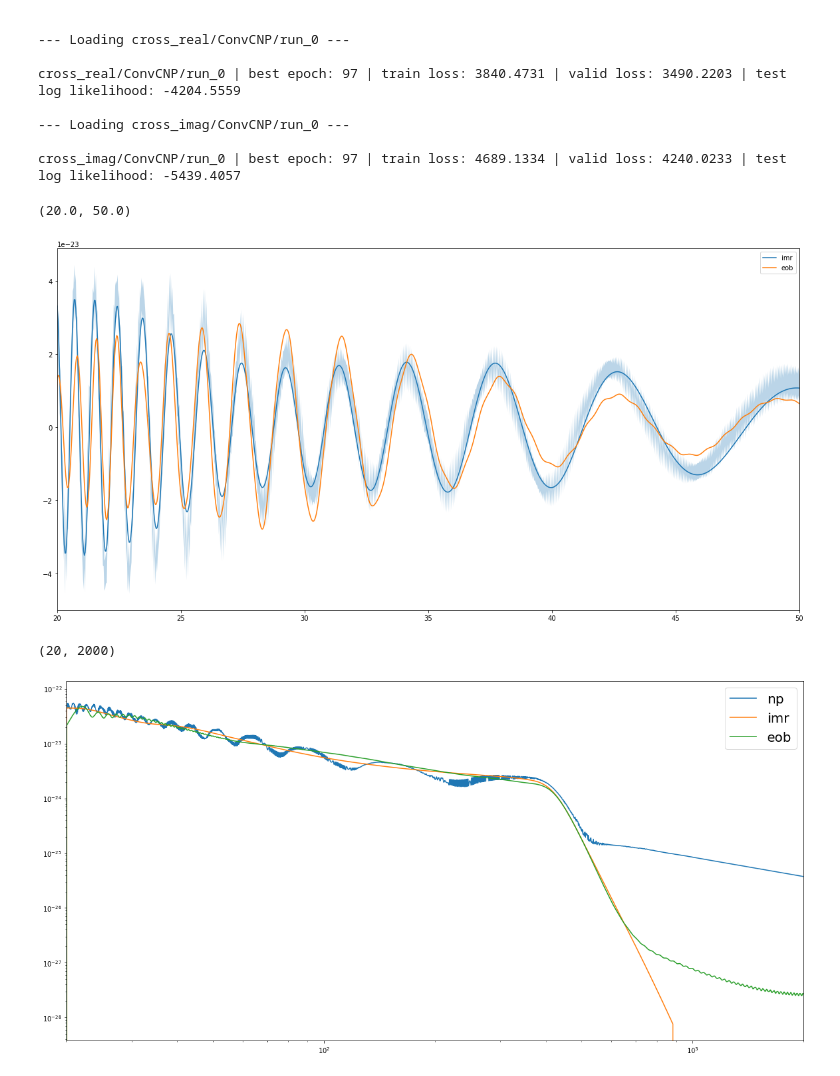
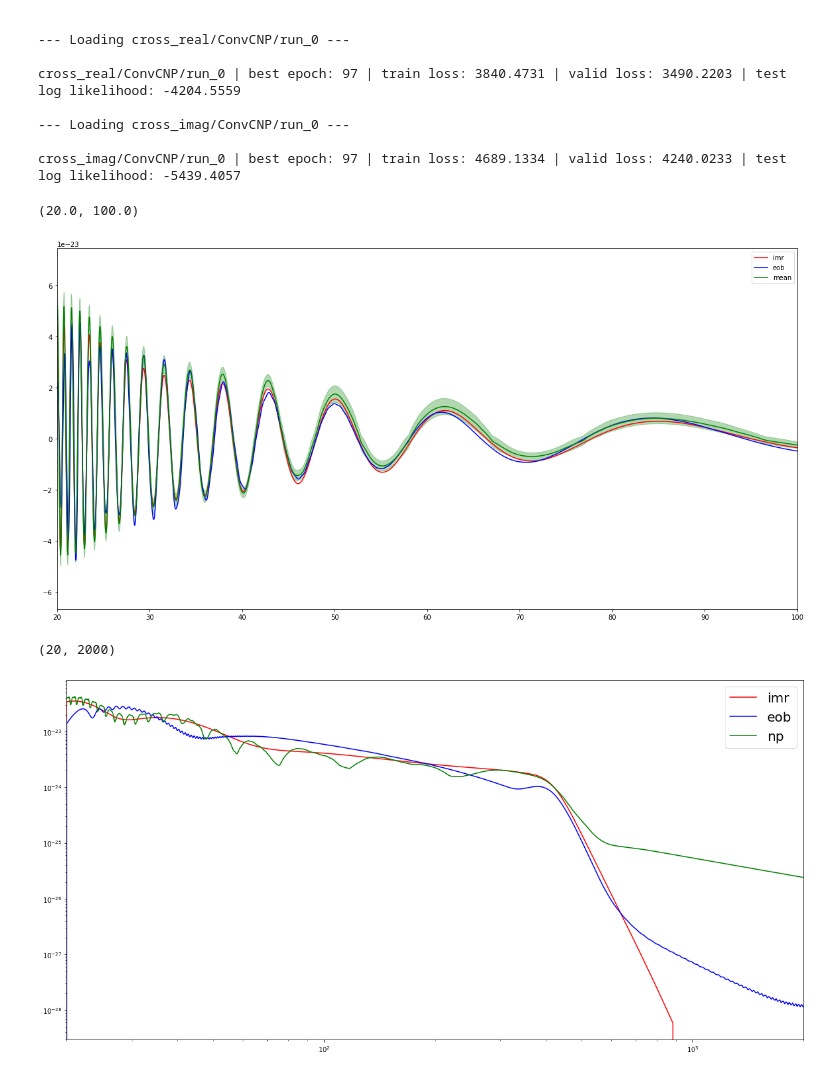
Before and after one commit to MarinerQ/npf_GWwaveform, a Jupyter notebook: gw/application/npwavegen.ipynb, the cells around one changed output. Cells and saved outputs as stored; diff of their text form; code cells hidden in the pictures.

```diff
--- a/gw/application/npwavegen.ipynb
+++ b/gw/application/npwavegen.ipynb
@@ -312,44 +312,45 @@ for key in ['plus', 'cross']:
 # %%
 plt.figure(figsize=(20,10))
 
-mode = 'cross'
-'''
-plt.plot(waveform_generator.frequency_array, np.real(h_dict[mode]), label='np')
-plt.fill_between(waveform_generator.frequency_array,
-                 np.real(h_dict[mode]-error_dict[mode]),np.real(h_dict[mode]+error_dict[mode]),
-                 alpha=0.3 )
-'''
-plt.plot(waveform_generator1.frequency_array, np.real(h_dict_imr[mode]), label='imr')
-plt.fill_between(waveform_generator1.frequency_array,
-                 np.real(h_dict[mode]-error_dict[mode]),np.real(h_dict[mode]+error_dict[mode]),
-                 alpha=0.3 )
+mode = 'plus'
+part = 'imag'
 
-plt.plot(waveform_generator2.frequency_array, np.real(h_dict_eob[mode]), label='eob')
+if part=='real':
+    plt.plot(waveform_generator1.frequency_array, np.real(h_dict_imr[mode]), label='imr',color='r')
+    plt.plot(waveform_generator2.frequency_array, np.real(h_dict_eob[mode]), label='eob',color='b')
+
+    plt.plot(waveform_generator2.frequency_array, np.real(h_dict[mode]), label='mean',color='g')
+    plt.fill_between(waveform_generator1.frequency_array,
+                    np.real(h_dict[mode]-error_dict[mode]),np.real(h_dict[mode]+error_dict[mode]),
+                    alpha=0.3,color='g' )
+elif part=='imag':
+    plt.plot(waveform_generator1.frequency_array, np.imag(h_dict_imr[mode]), label='imr',color='r')
+    plt.plot(waveform_generator2.frequency_array, np.imag(h_dict_eob[mode]), label='eob',color='b')
+
+    plt.plot(waveform_generator2.frequency_array, np.imag(h_dict[mode]), label='mean',color='g')
+    plt.fill_between(waveform_generator1.frequency_array,
+                    np.imag(h_dict[mode]-error_dict[mode]),np.imag(h_dict[mode]+error_dict[mode]),
+                    alpha=0.3,color='g' )
+
 
 plt.legend()
 #plt.xlim(40,100)
-plt.xlim(20,50)
+plt.xlim(20,100)
 # %% [output]
-(20.0, 50.0)
+(20.0, 100.0)
-[figure, old version]
+[figure, new version]
 # %%
 plt.figure(figsize=(20,10))
 
-mode = 'plus'
-plt.loglog(waveform_generator1.frequency_array, np.abs(h_dict[mode]), label='np')
-#plt.fill_between(waveform_generator.frequency_array,
-#                 np.real(h_dict[mode]-error_dict[mode]),np.real(h_dict[mode]+error_dict[mode]),
-#                 alpha=0.3 )
+mode = 'cross'
+plt.loglog(waveform_generator1.frequency_array, np.abs(h_dict_imr[mode]), label='imr',color='r')
+plt.loglog(waveform_generator2.frequency_array, np.abs(h_dict_eob[mode]), label='eob',color='b')
 
-plt.loglog(waveform_generator1.frequency_array, np.abs(h_dict_imr[mode]), label='imr')
-#plt.fill_between(waveform_generator.frequency_array,
-#                 np.real(h_dict_imr[mode]-error_dict[mode]),np.real(h_dict_imr[mode]+error_dict[mode]),
-#                 alpha=0.3 )
+plt.loglog(waveform_generator1.frequency_array, np.abs(h_dict[mode]), label='np',color='g')
 
-plt.loglog(waveform_generator2.frequency_array, np.abs(h_dict_eob[mode]), label='eob')
 
 plt.legend(fontsize=20)
 plt.xlim(20,2000)
 # %% [output]
 (20, 2000)
-[figure, old version]
+[figure, new version]
```
Also changed, not shown: 2 other files.
